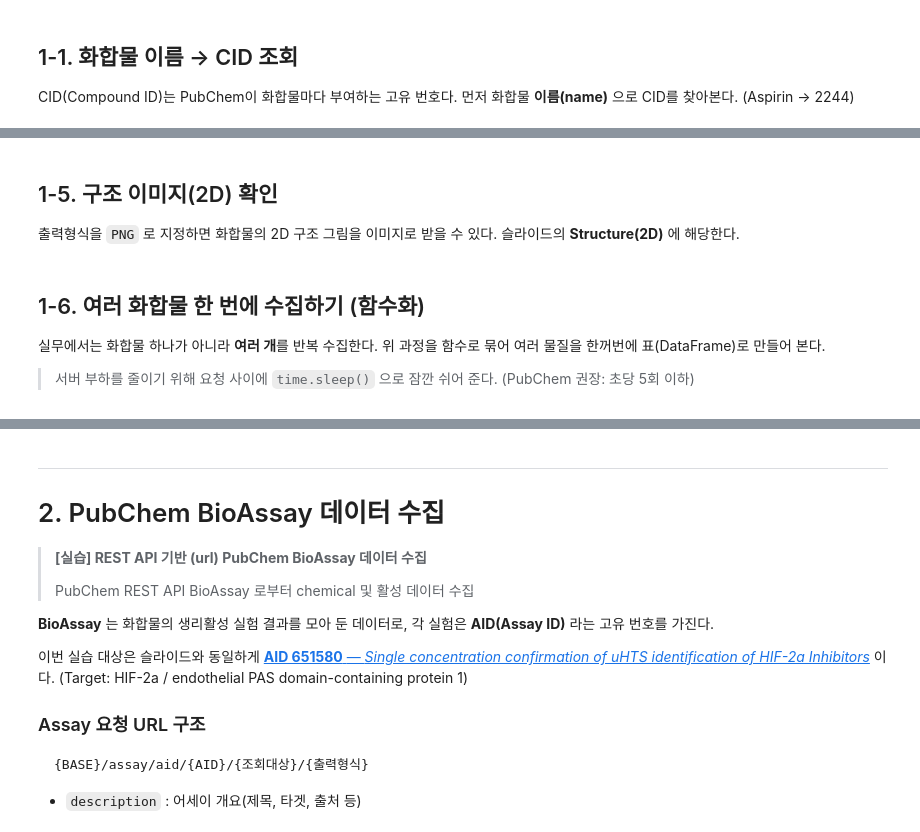
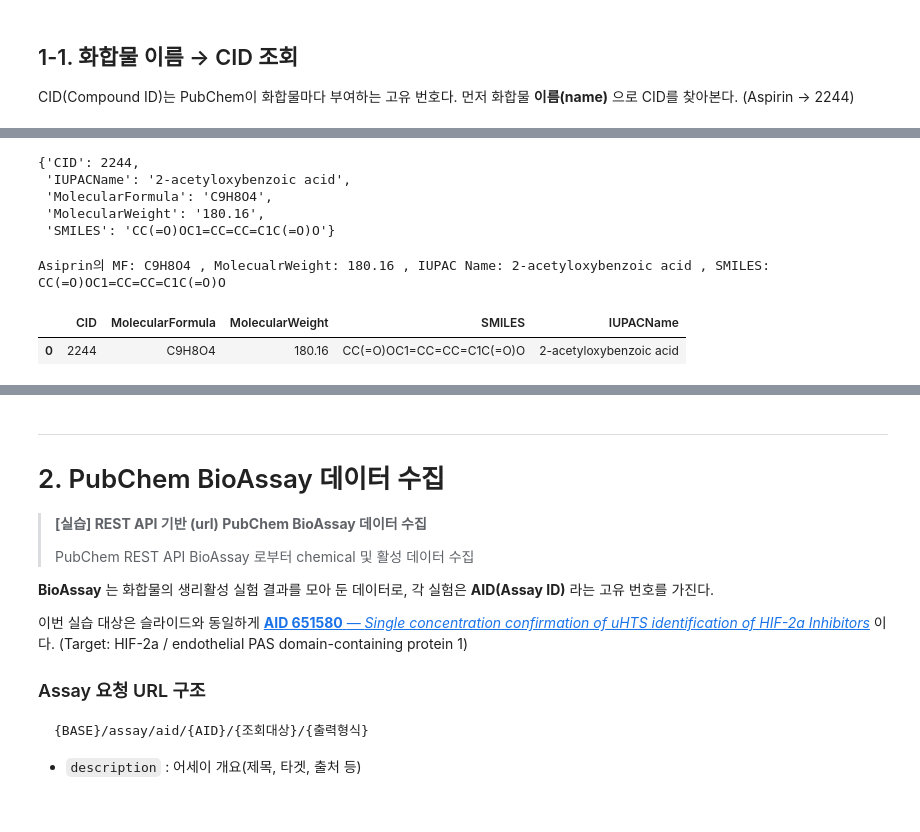
Before and after one commit to SeyongChoi/20260716_Lecture, a Jupyter notebook: 01_data_collection.ipynb, the cells around one changed output, grey strips where cells are left out. Cells and saved outputs as stored; diff of their text form; code cells hidden in the pictures.

```diff
--- a/01_data_collection.ipynb
+++ b/01_data_collection.ipynb
@@ -91,12 +87,14 @@ print(f'{compound_name} 의 CID =', cid)
 # %%
-# 가져올 속성 목록
-props = 'MolecularFormula,MolecularWeight,SMILES,IUPACName,XLogP'
+# 가져올 속성(Property) 목록
+# MolecularFormula / MolecularWeight / IUPACName / SMILES
 
-# cid → property : /compound/cid/{cid}/property/{속성목록}/JSON
-url = f'{BASE}/compound/cid/{cid}/property/{props}/JSON'
-res = requests.get(url)
-res.raise_for_status()
+# REST의 규칙에 따라 asiprin에 대해서 'cid' 으로 'Property'를 조회하는 url 주소
+# cid → property : 기본주소/compound/cid/{CID}/property/{속성1,속성2,속성3,...}/JSON
+url = 'https://pubchem.ncbi.nlm.nih.gov/rest/pug/compound/name/aspirin/property/MolecularFormula,MolecularWeight,IUPACName,SMILES/JSON'
 
-# 응답 안의 속성 딕셔너리를 꺼낸다 (PropertyTable > Properties > 첫 항목)
-prop = res.json()['PropertyTable']['Properties'][0]
-prop
+# url 주소에 대해서 GET 요청 전송
+response = requests.get(url, verify=False)
+
+# 요청에 대한 응답(JSON 파일형태)을 파이썬 dict로 변환 및 받아오기
+data = response.json()
+pprint(data)
@@ -135,5 +106,0 @@ for info in res.json()['InformationList']['Information']:
-# %% [markdown]
-## 1-5. 구조 이미지(2D) 확인
-
-출력형식을 `PNG` 로 지정하면 화합물의 2D 구조 그림을 이미지로 받을 수 있다.
-슬라이드의 **Structure(2D)** 에 해당한다.
@@ -148,8 +106,0 @@ Image(url=url)   # 노트북에 2D 구조 이미지 표시
-# %% [markdown]
-## 1-6. 여러 화합물 한 번에 수집하기 (함수화)
-
-실무에서는 화합물 하나가 아니라 **여러 개**를 반복 수집한다.
-위 과정을 함수로 묶어 여러 물질을 한꺼번에 표(DataFrame)로 만들어 본다.
-
-> 서버 부하를 줄이기 위해 요청 사이에 `time.sleep()` 으로 잠깐 쉬어 준다.
-> (PubChem 권장: 초당 5회 이하)
@@ -180,0 +107,24 @@ df_compounds
+# %%
+# properties의 정보는 'PropertyTable' - 'Properties' - 첫번째 값
+properties = data['PropertyTable']['Properties'][0]
+pprint(properties)
+# %% [output]
+{'CID': 2244,
+ 'IUPACName': '2-acetyloxybenzoic acid',
+ 'MolecularFormula': 'C9H8O4',
+ 'MolecularWeight': '180.16',
+ 'SMILES': 'CC(=O)OC1=CC=CC=C1C(=O)O'}
+# %%
+print('Asiprin의 MF:', properties['MolecularFormula'],
+      ', MolecualrWeight:', properties['MolecularWeight'],
+      ', IUPAC Name:', properties['IUPACName'],
+      ', SMILES:', properties['SMILES'])
+
+# properties(dict)를 pandas DataFrame(표)으로 변환
+#   - 딕셔너리(dict)를 리스트로 감싸면([ ... ]) 한 줄짜리 표가 만들어진다.
+df_property = pd.DataFrame([properties])
+df_property
+# %% [output]
+Asiprin의 MF: C9H8O4 , MolecualrWeight: 180.16 , IUPAC Name: 2-acetyloxybenzoic acid , SMILES: CC(=O)OC1=CC=CC=C1C(=O)O
+|  | CID | MolecularFormula | MolecularWeight | SMILES | IUPACName |
+| 0 | 2244 | C9H8O4 | 180.16 | CC(=O)OC1=CC=CC=C1C(=O)O | 2-acetyloxybenzoic acid |
```
Also changed, not shown: parts of 29 cells of this notebook.
